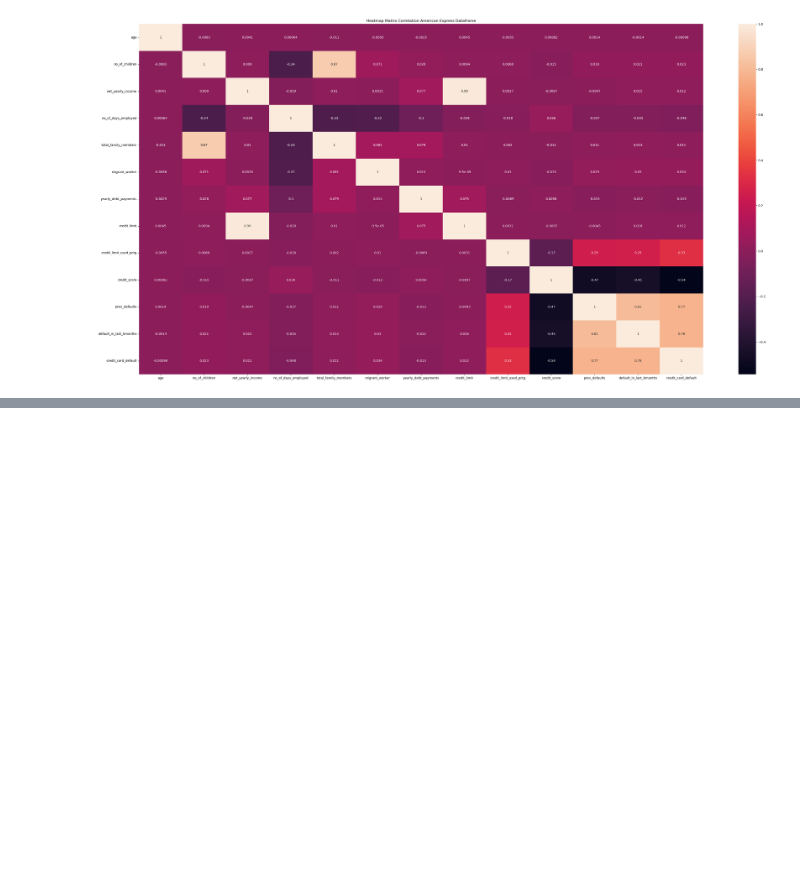
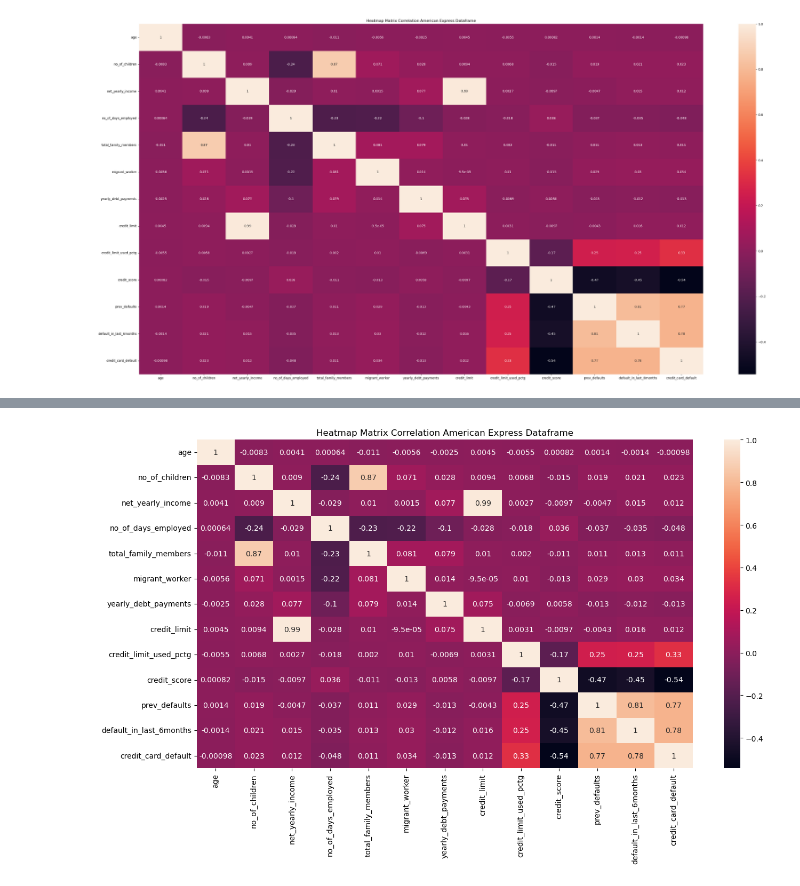
Before and after one commit to CamiloDS16/Project-2-AmEx-Credit-Card-Default-, a Jupyter notebook: Project-2-AmEx-Credit-Card-Default-/notebooks/eda_amex_project.ipynb, the cells around one changed output, grey strips where cells are left out. Saved outputs shown, nothing was run; the diff lists cells and outputs as text; code cells hidden in the pictures; blank space fills up the shorter version.

```diff
--- a/Project-2-AmEx-Credit-Card-Default-/notebooks/eda_amex_project.ipynb
+++ b/Project-2-AmEx-Credit-Card-Default-/notebooks/eda_amex_project.ipynb
@@ -487,0 +515,7 @@ amex_train.to_csv(r'/Users/camilods16/Documents/Project-2-AmEx-Credit-Card-Defau
+# %%
+plt.figure(figsize=(15, 8))
+sns.heatmap(amex_train_fig.corr(), annot=True)
+plt.title('Heatmap Matrix Correlation American Express Dataframe')
+plt.savefig('../reports/figures/heatmap.png', bbox_inches='tight')
+# %% [output]
+[figure, added]
```
Also changed, not shown: parts of 6 cells of this notebook, 14 other files.
